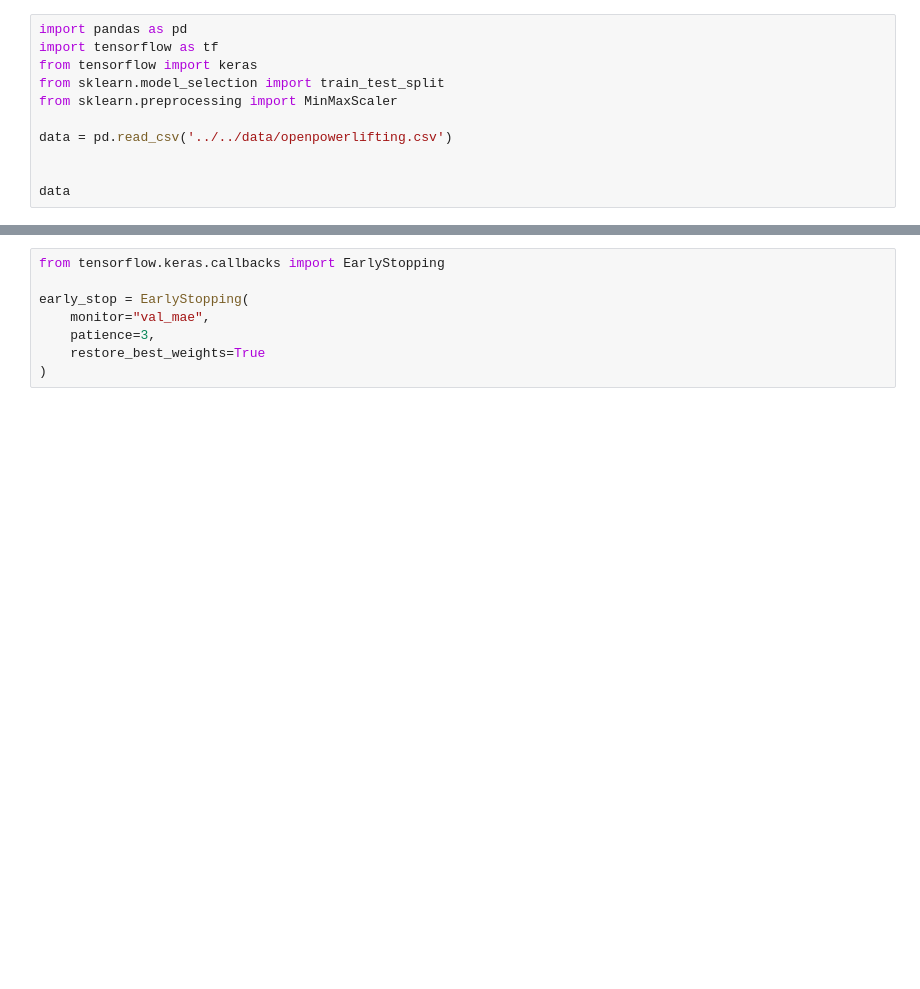
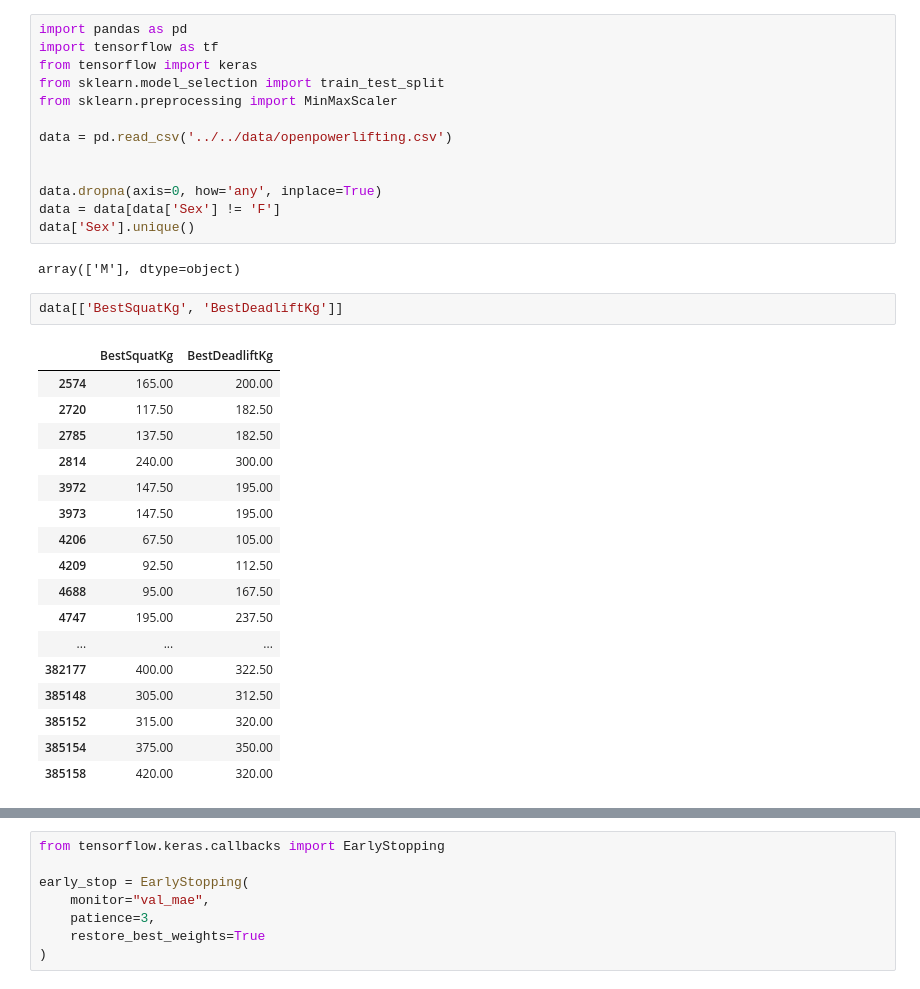
Before and after one commit to Andysimps0n/machine-learning, a Jupyter notebook: ts_env/code/power_lifting.ipynb, the cells around one changed output, grey strips where cells are left out. Drawn from its saved outputs; the diff is of its cells as text; blank space fills up the shorter version.

```diff
--- a/ts_env/code/power_lifting.ipynb
+++ b/ts_env/code/power_lifting.ipynb
@@ -8,7 +8,31 @@ from sklearn.preprocessing import MinMaxScaler
 data = pd.read_csv('../../data/openpowerlifting.csv')
 
 
-data
+data.dropna(axis=0, how='any', inplace=True)
+data = data[data['Sex'] != 'F']
+data['Sex'].unique()
+# %% [output]
+array(['M'], dtype=object)
+# %%
+data[['BestSquatKg', 'BestDeadliftKg']]
+# %% [output]
+|  | BestSquatKg | BestDeadliftKg |
+| 2574 | 165.00 | 200.00 |
+| 2720 | 117.50 | 182.50 |
+| 2785 | 137.50 | 182.50 |
+| 2814 | 240.00 | 300.00 |
+| 3972 | 147.50 | 195.00 |
+| 3973 | 147.50 | 195.00 |
+| 4206 | 67.50 | 105.00 |
+| 4209 | 92.50 | 112.50 |
+| 4688 | 95.00 | 167.50 |
+| 4747 | 195.00 | 237.50 |
+| ... | ... | ... |
+| 382177 | 400.00 | 322.50 |
+| 385148 | 305.00 | 312.50 |
+| 385152 | 315.00 | 320.00 |
+| 385154 | 375.00 | 350.00 |
+| 385158 | 420.00 | 320.00 |
 # %%
 # Drop rows where any column in X or y has NaN
 
```
Also changed, not shown: parts of 8 cells of this notebook, 3 other files.
